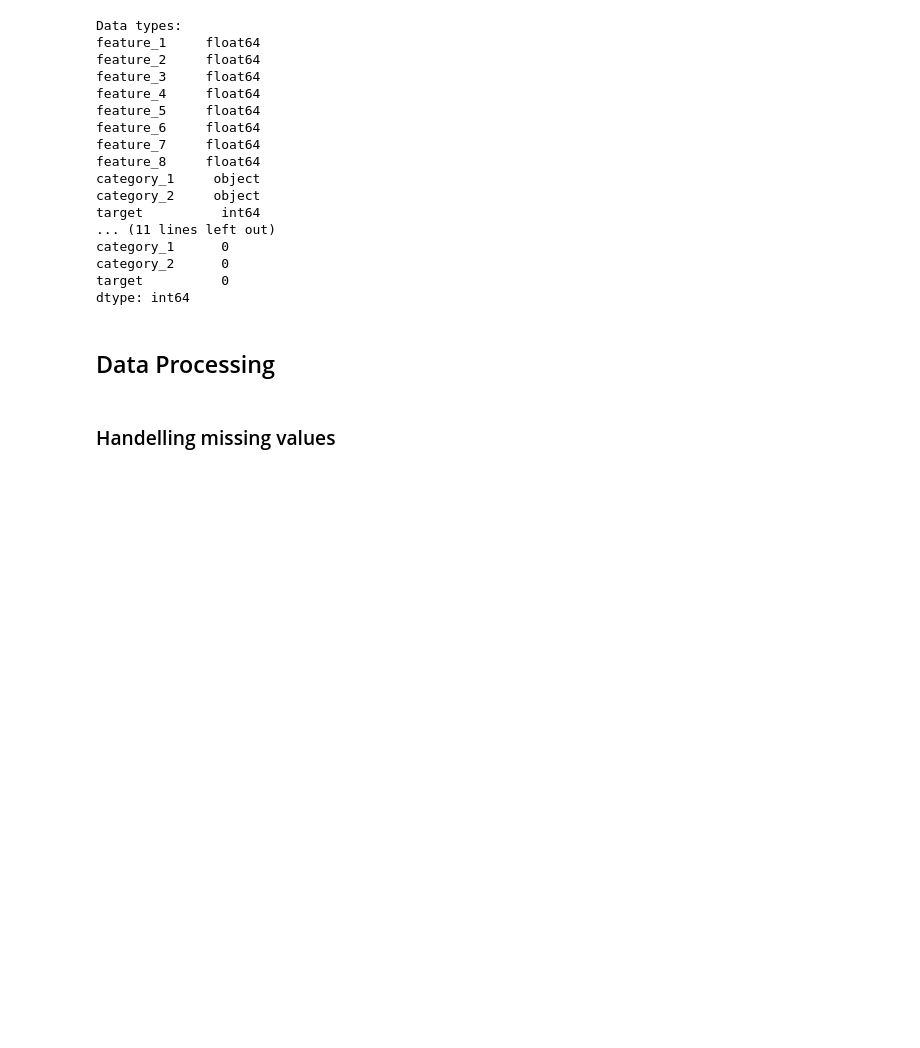
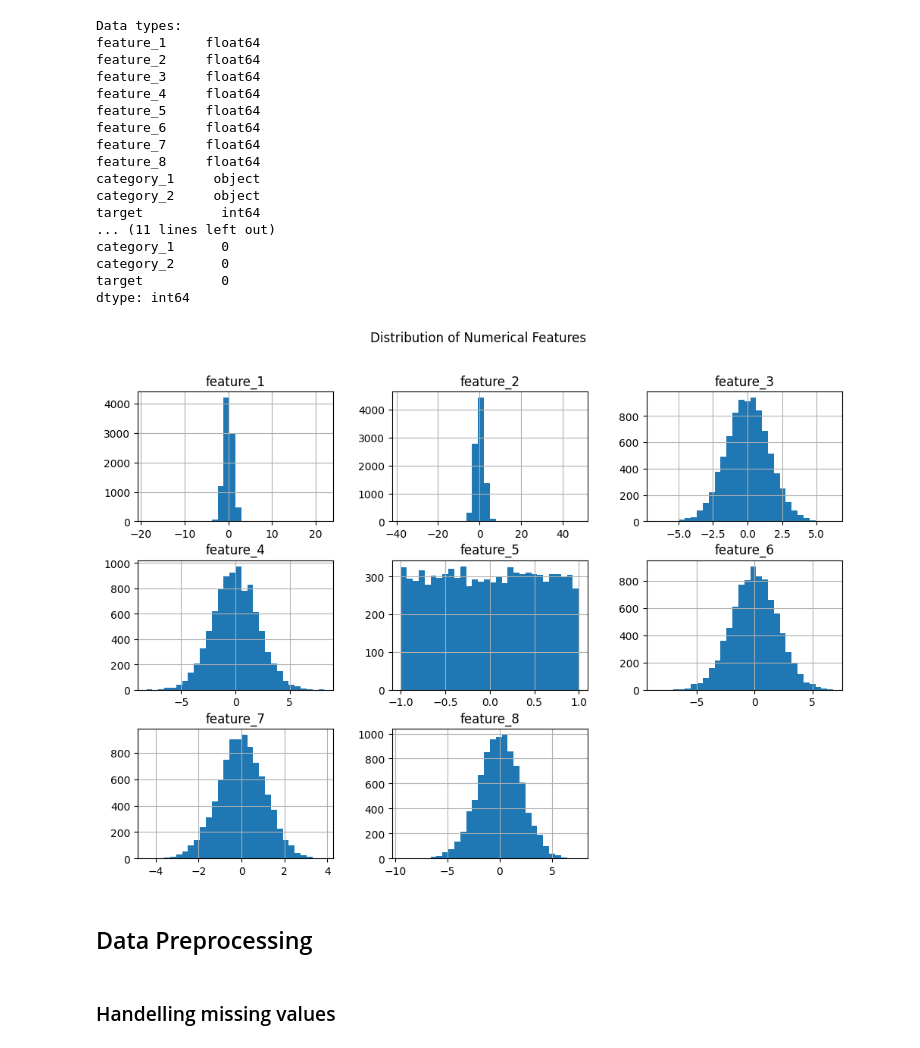
Before and after one commit to samidhaparmar/Machine_learning, a Jupyter notebook: 01.ipynb, the cells around one changed output. Cells and saved outputs as stored; diff of their text form; code cells hidden in the pictures; blank space fills up the shorter version.

```diff
--- a/01.ipynb
+++ b/01.ipynb
@@ -107,8 +128,16 @@ category_1      0
 category_2      0
 target          0
 dtype: int64
+# %%
+num_cols = [col for col in data.select_dtypes(include=np.number).columns.drop("target") if not col.startswith('category_')]
+
+data[num_cols].hist(figsize=(12, 8), bins=30)
+plt.suptitle("Distribution of Numerical Features")
+plt.show()
+# %% [output]
+[figure, added]
 # %% [markdown]
-## Data Processing
+## Data Preprocessing
 # %% [markdown]
 ### Handelling missing values
 # %%
```
Also changed, not shown: parts of 13 cells of this notebook, 1 other file.
